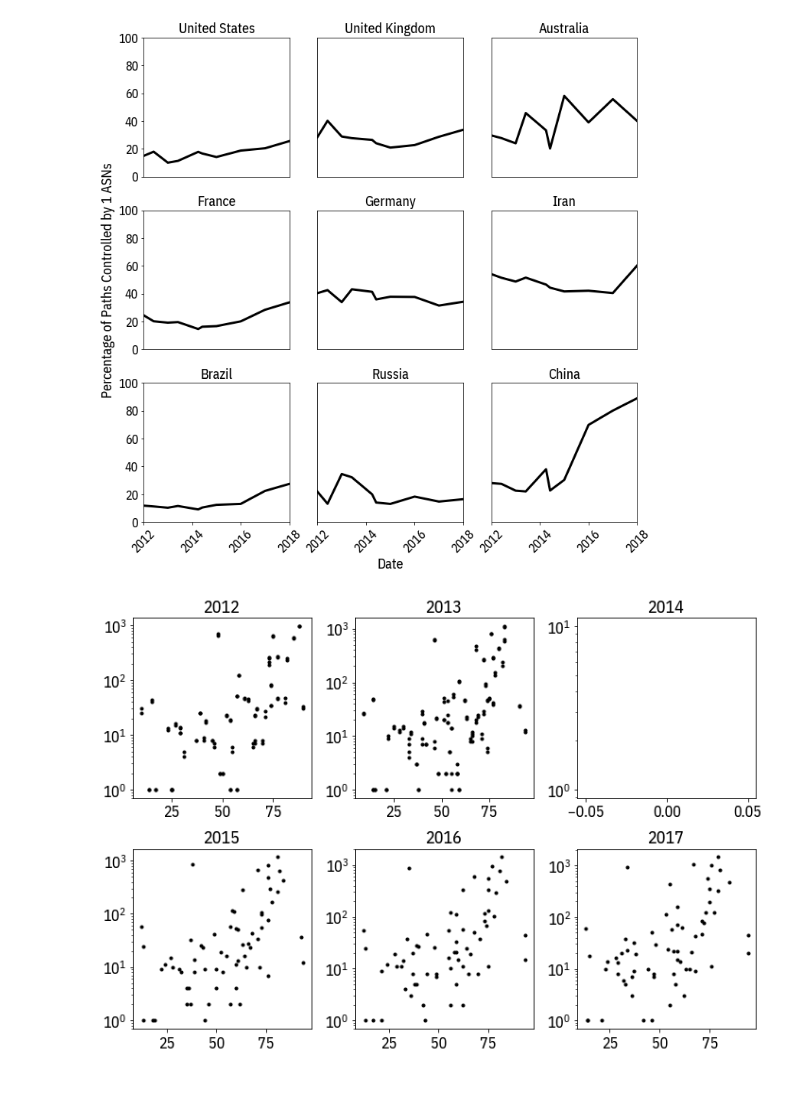
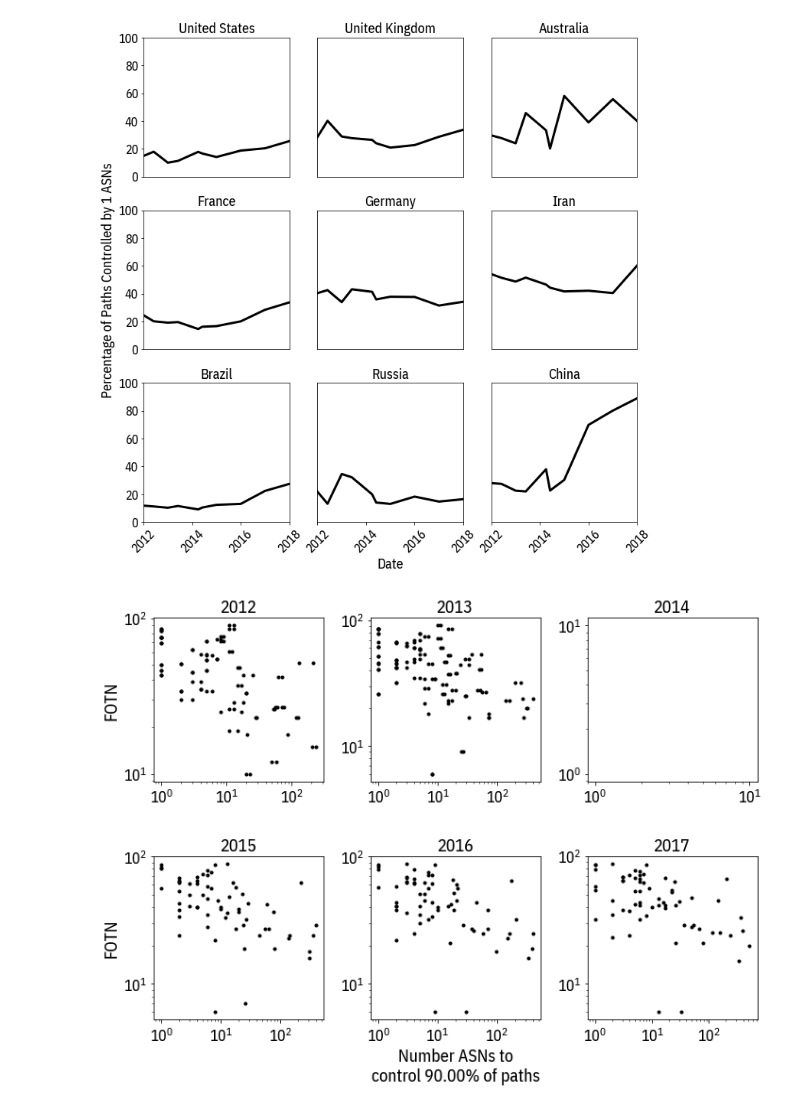
Before and after one commit to KirtusLeyba/BGPSimPy, a Jupyter notebook: Paper/analysis/FigureGen.ipynb, the cells around one changed output. Saved outputs shown, nothing was run; the diff lists cells and outputs as text; code cells hidden in the pictures.

```diff
--- a/Paper/analysis/FigureGen.ipynb
+++ b/Paper/analysis/FigureGen.ipynb
@@ -166,13 +166,19 @@ df_m = df_numASNs.merge(df_fotn,on=['year','CC'],how='right')
 # %%
 plt.figure(figsize=(10,10))
 i = 1
+t = 0.9
 for y in range(2012,2018):
-    data = df_m[(df_m.direction=='ito') & (df_m.year==y) & (df_m.threshhold==0.99)]
+    data = df_m[(df_m.direction=='ito') & (df_m.year==y) & (df_m.threshhold==t)]
     plt.subplot(3,3,i)
-    plt.plot(100-data.FOTN_Total,data.numASNs,'k.')
+    plt.plot(data.numASNs,data.FOTN_Total,'k.')
     plt.yscale('log')
+    plt.xscale('log')
     plt.title(y)
+    if i == 4 or i == 1:
+        plt.ylabel("FOTN")
+    if i == 5:
+        plt.xlabel("Number ASNs to\ncontrol %0.2f%% of paths"%(100*t))
     i+=1
 plt.tight_layout()
 # %% [output]
-[figure, old version]
+[figure, new version]
```
Also changed, not shown: 11 other files.
